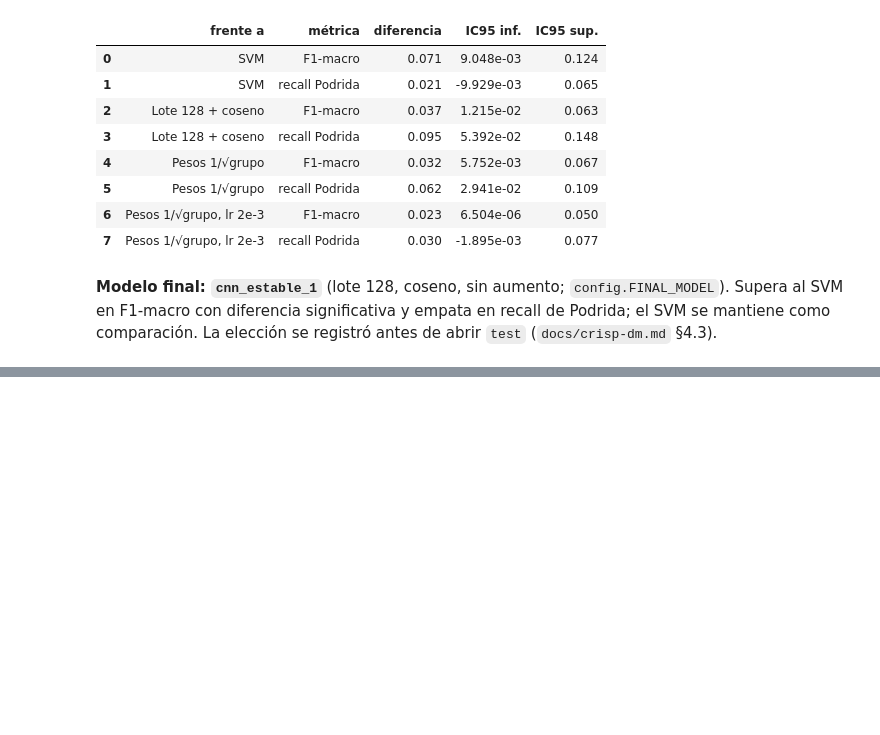
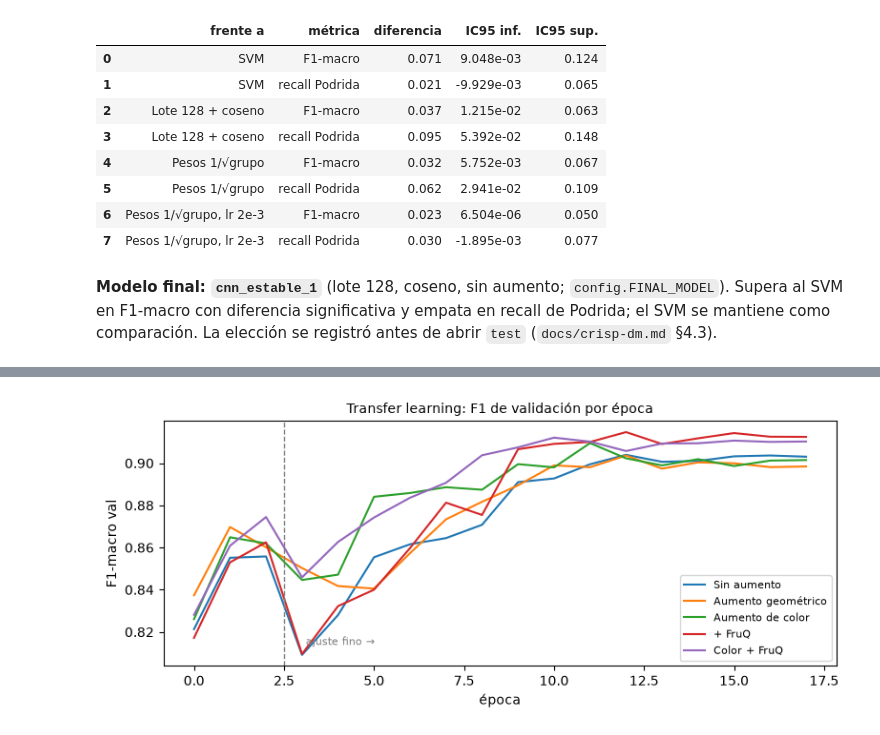
Before and after one commit to sjrengifo/fruit-quality-classification, a Jupyter notebook: notebooks/04_modeling_cnn.ipynb, the cells around one changed output, grey strips where cells are left out. Saved outputs shown, nothing was run; the diff lists cells and outputs as text; code cells hidden in the pictures; blank space fills up the shorter version.

Commit message:
Documenta todos los experimentos en los notebooks (transfer learning, v3, v4 y tabla de entrenamientos) y registra la decisión de mantener el modelo de la app

```diff
--- a/notebooks/04_modeling_cnn.ipynb
+++ b/notebooks/04_modeling_cnn.ipynb
@@ -274,0 +290,21 @@ comparación. La elección se registró antes de abrir `test` (`docs/crisp-dm.md
+# %%
+from src.models import transfer  # noqa: E402
+
+TL_NAMES = ["Sin aumento", "Aumento geométrico", "Aumento de color", "+ FruQ", "Color + FruQ"]
+
+
+def load_run(name: str) -> dict:
+    return json.load(open(config.RESULTS_DIR / f"{name}.json", encoding="utf-8"))
+
+
+def run_row(name: str, label: str) -> dict:
+    r = load_run(name)
+    return {"configuración": label, "épocas": r["epocas"], "mejor época": r["mejor_epoca"],
+            "F1 train": r["train"]["f1_macro"], "F1 val": r["val"]["f1_macro"],
+            "media últimas 5": r["f1_val_ultimas_5_media"], "recall Podrida val": r["val"]["por_clase"]["Podrida"]["recall"],
+            "parámetros": r["parametros"], "minutos": r["minutos"]}
+
+
+tl = pd.DataFrame([run_row("cnn_estable_1", "CNN desde cero (referencia)")] +
+                  [run_row(f"tl_busqueda_{i}", n) for i, n in enumerate(TL_NAMES)]).set_index("configuración")
+tl
@@ -274,0 +320,14 @@ comparación. La elección se registró antes de abrir `test` (`docs/crisp-dm.md
+# %%
+fig, ax = plt.subplots(figsize=(8, 3.5))
+for i, n in enumerate(TL_NAMES):
+    h = pd.read_csv(config.LOGS_DIR / f"tl_busqueda_{i}_historia.csv")
+    ax.plot(h["val_f1_macro"], label=n, lw=1.5)
+ax.axvline(transfer.TRANSFER_DEFAULT["head_epochs"] - 0.5, color="grey", ls="--", lw=1)
+ax.text(transfer.TRANSFER_DEFAULT["head_epochs"], ax.get_ylim()[0] + 0.01, " ajuste fino →", fontsize=8, color="grey")
+ax.set_xlabel("época")
+ax.set_ylabel("F1-macro val")
+ax.legend(fontsize=8)
+ax.set_title("Transfer learning: F1 de validación por época", fontsize=10)
+plt.tight_layout()
+# %% [output]
+[figure, added]
```
Also changed, not shown: parts of 15 cells of this notebook, 18 other files.
